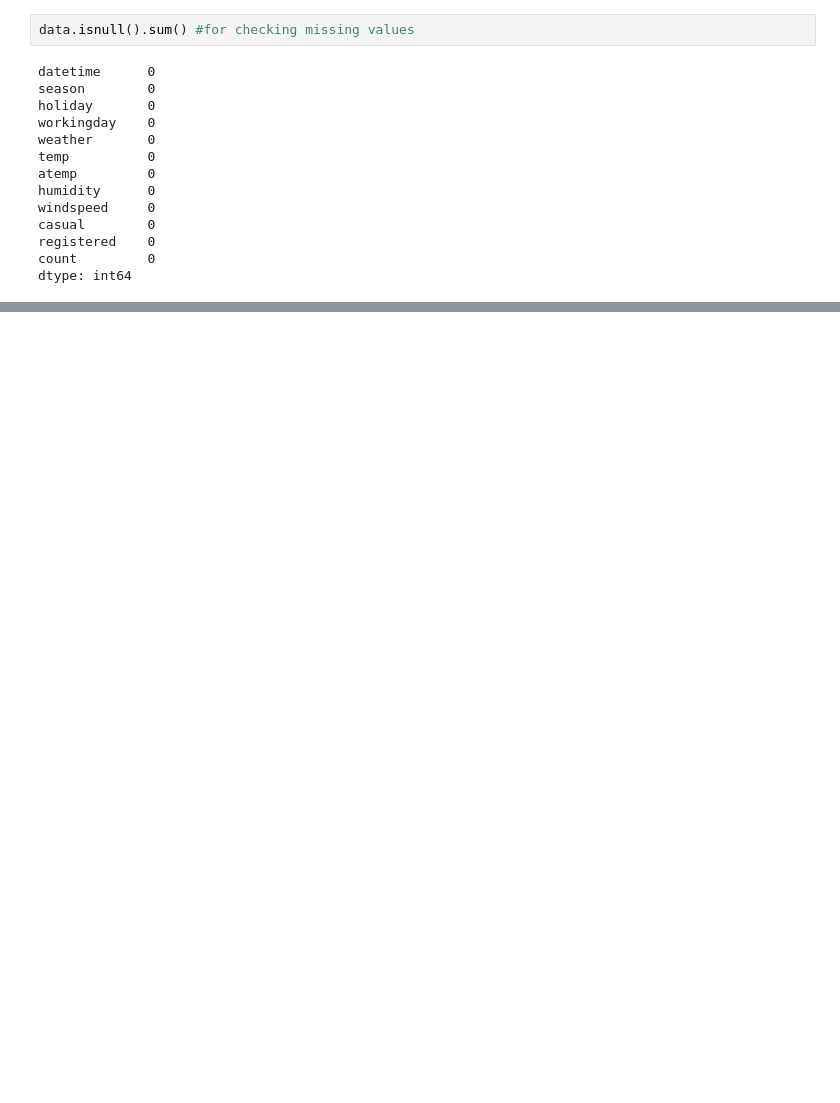
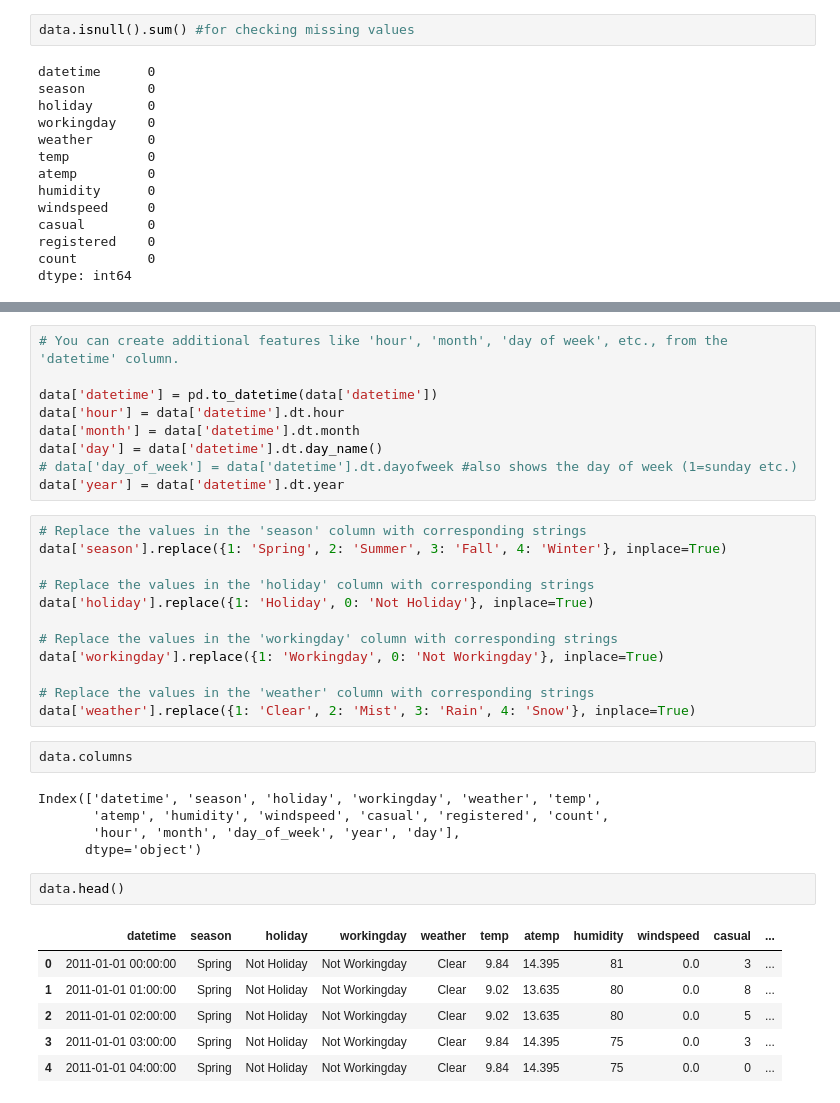
Before and after one commit to beriaacan/Predict-Bike-Demand, a Jupyter notebook: Predict_Bike_Demand.ipynb, the cells around one changed output, grey strips where cells are left out. Saved outputs shown, nothing was run; the diff lists cells and outputs as text; blank space fills up the shorter version.

```diff
--- a/Predict_Bike_Demand.ipynb
+++ b/Predict_Bike_Demand.ipynb
@@ -164,0 +160,37 @@ memory usage: 1020.7+ KB
+# %%
+# You can create additional features like 'hour', 'month', 'day of week', etc., from the 'datetime' column.
+
+data['datetime'] = pd.to_datetime(data['datetime'])
+data['hour'] = data['datetime'].dt.hour
+data['month'] = data['datetime'].dt.month
+data['day'] = data['datetime'].dt.day_name()
+# data['day_of_week'] = data['datetime'].dt.dayofweek #also shows the day of week (1=sunday etc.)
+data['year'] = data['datetime'].dt.year
+# %%
+# Replace the values in the 'season' column with corresponding strings
+data['season'].replace({1: 'Spring', 2: 'Summer', 3: 'Fall', 4: 'Winter'}, inplace=True)
+
+# Replace the values in the 'holiday' column with corresponding strings
+data['holiday'].replace({1: 'Holiday', 0: 'Not Holiday'}, inplace=True)
+
+# Replace the values in the 'workingday' column with corresponding strings
+data['workingday'].replace({1: 'Workingday', 0: 'Not Workingday'}, inplace=True)
+
+# Replace the values in the 'weather' column with corresponding strings
+data['weather'].replace({1: 'Clear', 2: 'Mist', 3: 'Rain', 4: 'Snow'}, inplace=True)
+# %%
+data.columns
+# %% [output]
+Index(['datetime', 'season', 'holiday', 'workingday', 'weather', 'temp',
+       'atemp', 'humidity', 'windspeed', 'casual', 'registered', 'count',
+       'hour', 'month', 'day_of_week', 'year', 'day'],
+      dtype='object')
+# %%
+data.head()
+# %% [output]
+|  | datetime | season | holiday | workingday | weather | temp | atemp | humidity | windspeed | casual | ... |
+| 0 | 2011-01-01 00:00:00 | Spring | Not Holiday | Not Workingday | Clear | 9.84 | 14.395 | 81 | 0.0 | 3 | ... |
+| 1 | 2011-01-01 01:00:00 | Spring | Not Holiday | Not Workingday | Clear | 9.02 | 13.635 | 80 | 0.0 | 8 | ... |
+| 2 | 2011-01-01 02:00:00 | Spring | Not Holiday | Not Workingday | Clear | 9.02 | 13.635 | 80 | 0.0 | 5 | ... |
+| 3 | 2011-01-01 03:00:00 | Spring | Not Holiday | Not Workingday | Clear | 9.84 | 14.395 | 75 | 0.0 | 3 | ... |
+| 4 | 2011-01-01 04:00:00 | Spring | Not Holiday | Not Workingday | Clear | 9.84 | 14.395 | 75 | 0.0 | 0 | ... |
```
Also changed, not shown: parts of 9 cells of this notebook.
